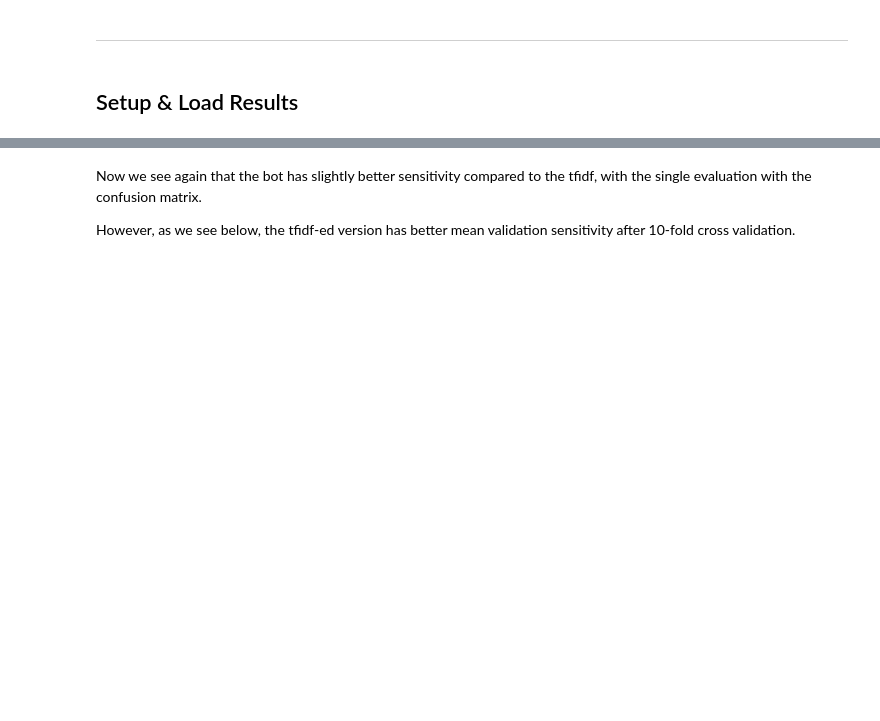
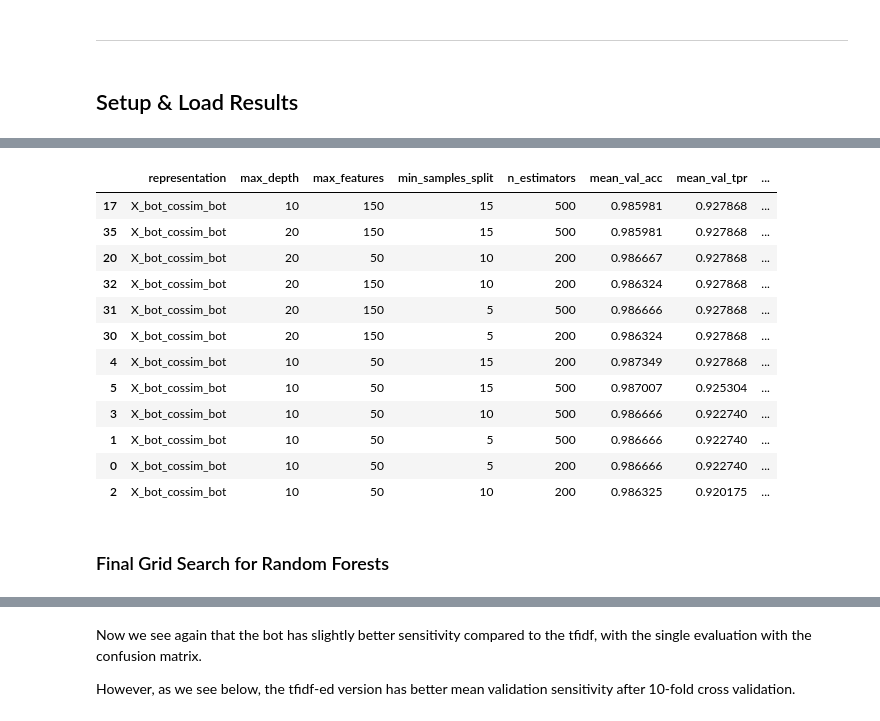
Before and after one commit to BigBangData/NaturalLanguageProcessing, a Jupyter notebook: TextAnalyticsWithR/14_RandomForests_5_RERUN.ipynb, the cells around one changed output, grey strips where cells are left out. Drawn from its saved outputs; the diff is of its cells as text; code cells hidden in the pictures; blank space fills up the shorter version.

```diff
--- a/TextAnalyticsWithR/14_RandomForests_5_RERUN.ipynb
+++ b/TextAnalyticsWithR/14_RandomForests_5_RERUN.ipynb
@@ -92,3 +151,21 @@ First, I run a slightly more involved grid search with these models using more t
+# %%
+df_deeper.tail(12)
+# %% [output]
+|  | representation | max_depth | max_features | min_samples_split | n_estimators | mean_val_acc | mean_val_tpr | ... |
+| 17 | X_bot_cossim_bot | 10 | 150 | 15 | 500 | 0.985981 | 0.927868 | ... |
+| 35 | X_bot_cossim_bot | 20 | 150 | 15 | 500 | 0.985981 | 0.927868 | ... |
+| 20 | X_bot_cossim_bot | 20 | 50 | 10 | 200 | 0.986667 | 0.927868 | ... |
+| 32 | X_bot_cossim_bot | 20 | 150 | 10 | 200 | 0.986324 | 0.927868 | ... |
+| 31 | X_bot_cossim_bot | 20 | 150 | 5 | 500 | 0.986666 | 0.927868 | ... |
+| 30 | X_bot_cossim_bot | 20 | 150 | 5 | 200 | 0.986324 | 0.927868 | ... |
+| 4 | X_bot_cossim_bot | 10 | 50 | 15 | 200 | 0.987349 | 0.927868 | ... |
+| 5 | X_bot_cossim_bot | 10 | 50 | 15 | 500 | 0.987007 | 0.925304 | ... |
+| 3 | X_bot_cossim_bot | 10 | 50 | 10 | 500 | 0.986666 | 0.922740 | ... |
+| 1 | X_bot_cossim_bot | 10 | 50 | 5 | 500 | 0.986666 | 0.922740 | ... |
+| 0 | X_bot_cossim_bot | 10 | 50 | 5 | 200 | 0.986666 | 0.922740 | ... |
+| 2 | X_bot_cossim_bot | 10 | 50 | 10 | 200 | 0.986325 | 0.920175 | ... |
+# %% [markdown]
+### Final Grid Search for Random Forests
 # %%
 import json
 import urlextract
```
Also changed, not shown: parts of 28 cells of this notebook, 3 other files.
